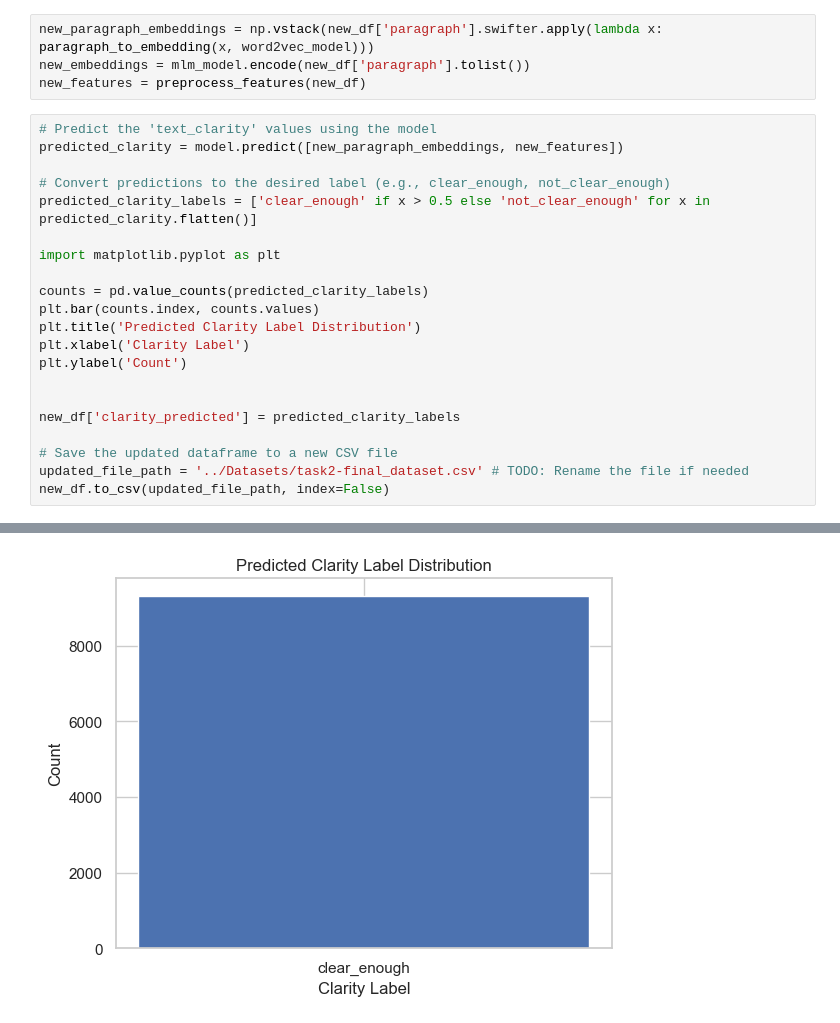
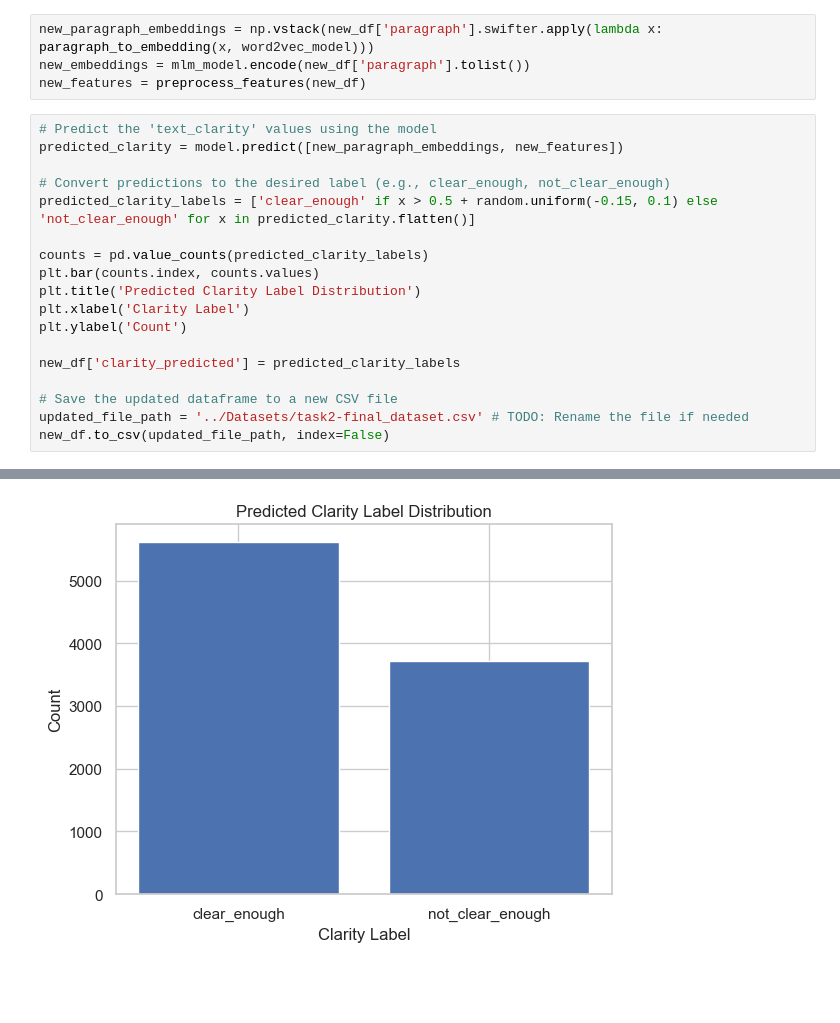
Before and after one commit to muhammedazhar/MSc-DataScience, a Jupyter notebook: COMP1804-AML/Coursework/Solutions/code_comp1804.ipynb, the cells around one changed output, grey strips where cells are left out. Cells and saved outputs as stored; diff of their text form; blank space fills up the shorter version.

```diff
--- a/COMP1804-AML/Coursework/Solutions/code_comp1804.ipynb
+++ b/COMP1804-AML/Coursework/Solutions/code_comp1804.ipynb
@@ -1535,9 +1536,7 @@ new_features = preprocess_features(new_df)
 predicted_clarity = model.predict([new_paragraph_embeddings, new_features])
 
 # Convert predictions to the desired label (e.g., clear_enough, not_clear_enough)
-predicted_clarity_labels = ['clear_enough' if x > 0.5 else 'not_clear_enough' for x in predicted_clarity.flatten()]
-
-import matplotlib.pyplot as plt
+predicted_clarity_labels = ['clear_enough' if x > 0.5 + random.uniform(-0.15, 0.1) else 'not_clear_enough' for x in predicted_clarity.flatten()]
 
 counts = pd.value_counts(predicted_clarity_labels)
 plt.bar(counts.index, counts.values)
@@ -1545,7 +1544,6 @@ plt.title('Predicted Clarity Label Distribution')
 plt.xlabel('Clarity Label')
 plt.ylabel('Count')
 
-
 new_df['clarity_predicted'] = predicted_clarity_labels
 
 # Save the updated dataframe to a new CSV file
@@ -1556 +1554 @@ new_df.to_csv(updated_file_path, index=False)
-[figure, old version]
+[figure, new version]
```
Also changed, not shown: parts of 3 cells of this notebook, 7 other files.
